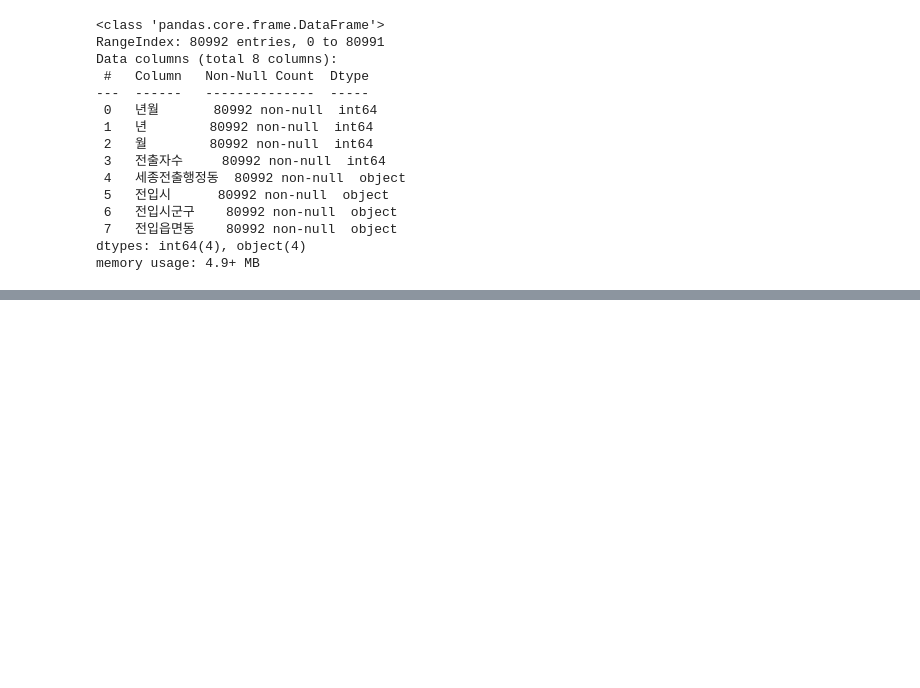
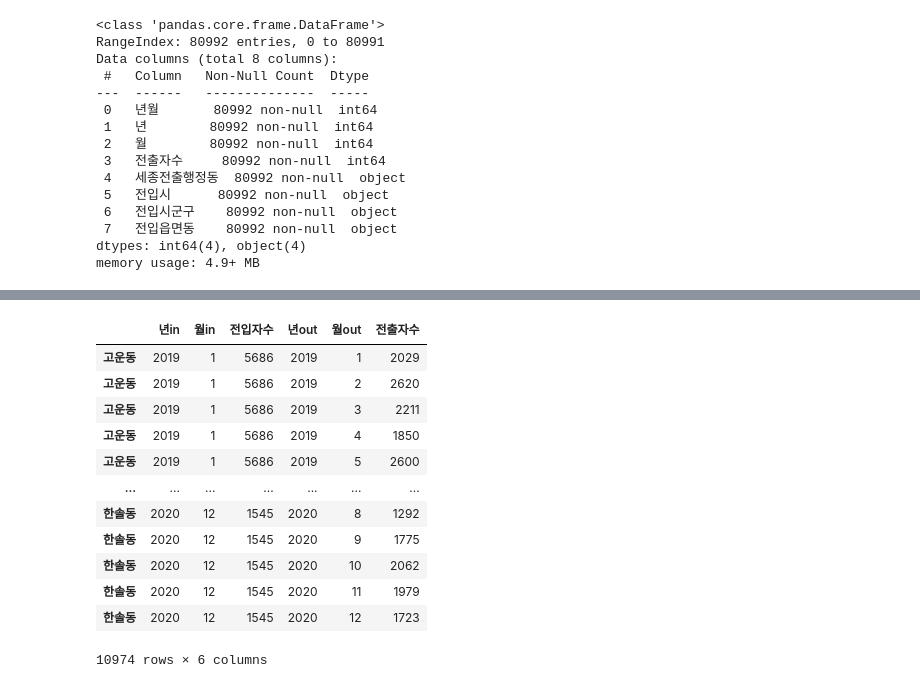
Before and after one commit to JiseonByeon96/PersonalProject, a Jupyter notebook: 세종시_2019_2020전입_전출인구_시각화.ipynb, the cells around one changed output, grey strips where cells are left out. Cells and saved outputs as stored; diff of their text form; code cells hidden in the pictures; blank space fills up the shorter version.

```diff
--- a/세종시_2019_2020전입_전출인구_시각화.ipynb
+++ b/세종시_2019_2020전입_전출인구_시각화.ipynb
@@ -238,0 +307,16 @@ memory usage: 4.9+ MB
+# %%
+in_data.join(out_data, how='left', lsuffix='in', rsuffix='out')
+# %% [output]
+|  | 년in | 월in | 전입자수 | 년out | 월out | 전출자수 |
+| 고운동 | 2019 | 1 | 5686 | 2019 | 1 | 2029 |
+| 고운동 | 2019 | 1 | 5686 | 2019 | 2 | 2620 |
+| 고운동 | 2019 | 1 | 5686 | 2019 | 3 | 2211 |
+| 고운동 | 2019 | 1 | 5686 | 2019 | 4 | 1850 |
+| 고운동 | 2019 | 1 | 5686 | 2019 | 5 | 2600 |
+| ... | ... | ... | ... | ... | ... | ... |
+| 한솔동 | 2020 | 12 | 1545 | 2020 | 8 | 1292 |
+| 한솔동 | 2020 | 12 | 1545 | 2020 | 9 | 1775 |
+| 한솔동 | 2020 | 12 | 1545 | 2020 | 10 | 2062 |
+| 한솔동 | 2020 | 12 | 1545 | 2020 | 11 | 1979 |
+| 한솔동 | 2020 | 12 | 1545 | 2020 | 12 | 1723 |
+10974 rows × 6 columns
```
Also changed, not shown: parts of 17 cells of this notebook.
